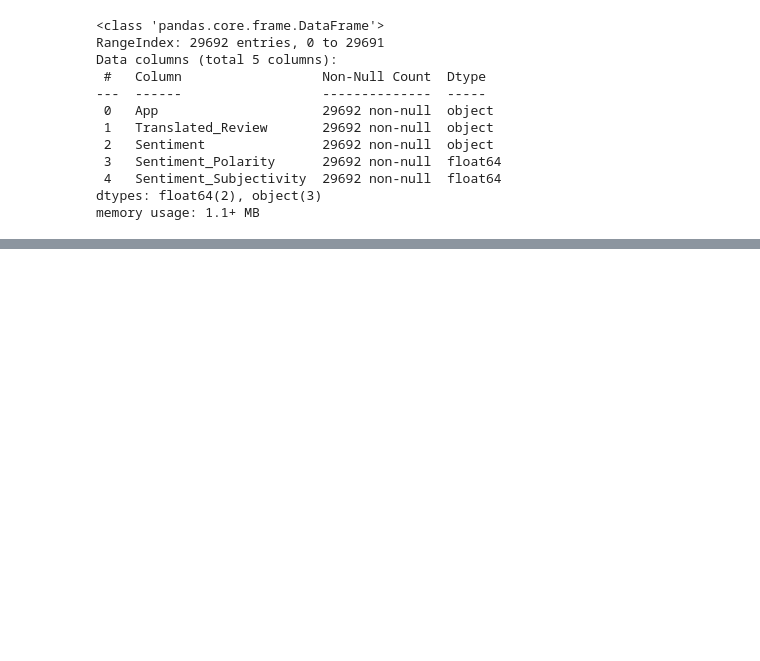
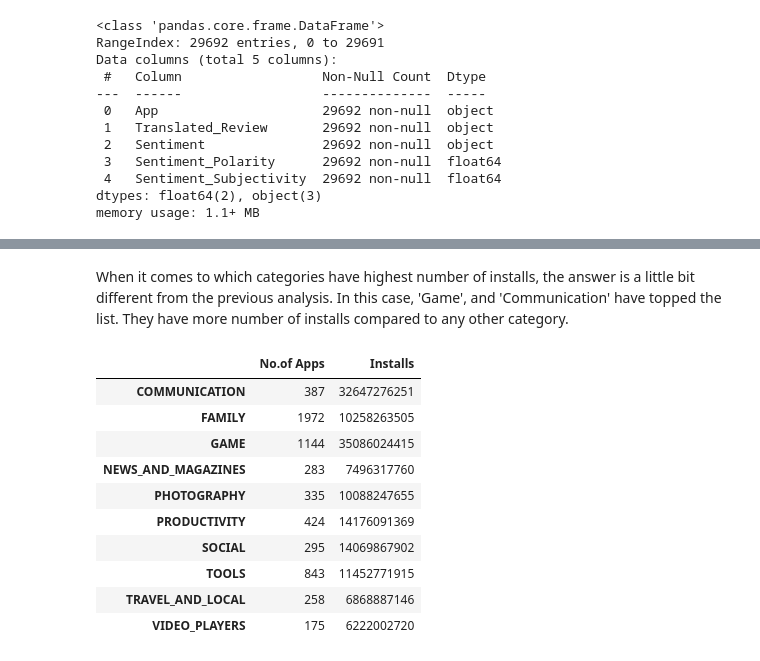
Before and after one commit to Pooja-Dalwani/PlayStoreAppReviewAnalysisEDA, a Jupyter notebook: Capstone_Project_PlayStoreAppReviewAnalysis.ipynb, the cells around one changed output, grey strips where cells are left out. Cells and saved outputs as stored; diff of their text form; code cells hidden in the pictures; blank space fills up the shorter version.

```diff
--- a/Capstone_Project_PlayStoreAppReviewAnalysis.ipynb
+++ b/Capstone_Project_PlayStoreAppReviewAnalysis.ipynb
@@ -432,0 +459,21 @@ memory usage: 1.1+ MB
+# %% [markdown]
+When it comes to which categories have highest number of installs, the answer is a little bit different from the previous analysis. In this case, 'Game', and 'Communication' have topped the list. They have more number of installs compared to any other category.
+# %%
+no_of_apps = [387,1972,1144,283,335,424,295,843,258,175]
+no_of_installs = [32647276251,10258263505,35086024415,7496317760,10088247655,14176091369,14069867902,11452771915,6868887146,6222002720]
+index = ['COMMUNICATION','FAMILY','GAME','NEWS_AND_MAGAZINES','PHOTOGRAPHY','PRODUCTIVITY','SOCIAL','TOOLS','TRAVEL_AND_LOCAL','VIDEO_PLAYERS']
+df = pd.DataFrame({'No.of Apps': no_of_apps,
+                   'Installs': no_of_installs}, index=index)
+df
+# %% [output]
+|  | No.of Apps | Installs |
+| COMMUNICATION | 387 | 32647276251 |
+| FAMILY | 1972 | 10258263505 |
+| GAME | 1144 | 35086024415 |
+| NEWS_AND_MAGAZINES | 283 | 7496317760 |
+| PHOTOGRAPHY | 335 | 10088247655 |
+| PRODUCTIVITY | 424 | 14176091369 |
+| SOCIAL | 295 | 14069867902 |
+| TOOLS | 843 | 11452771915 |
+| TRAVEL_AND_LOCAL | 258 | 6868887146 |
+| VIDEO_PLAYERS | 175 | 6222002720 |
```
Also changed, not shown: parts of 7 cells of this notebook.
